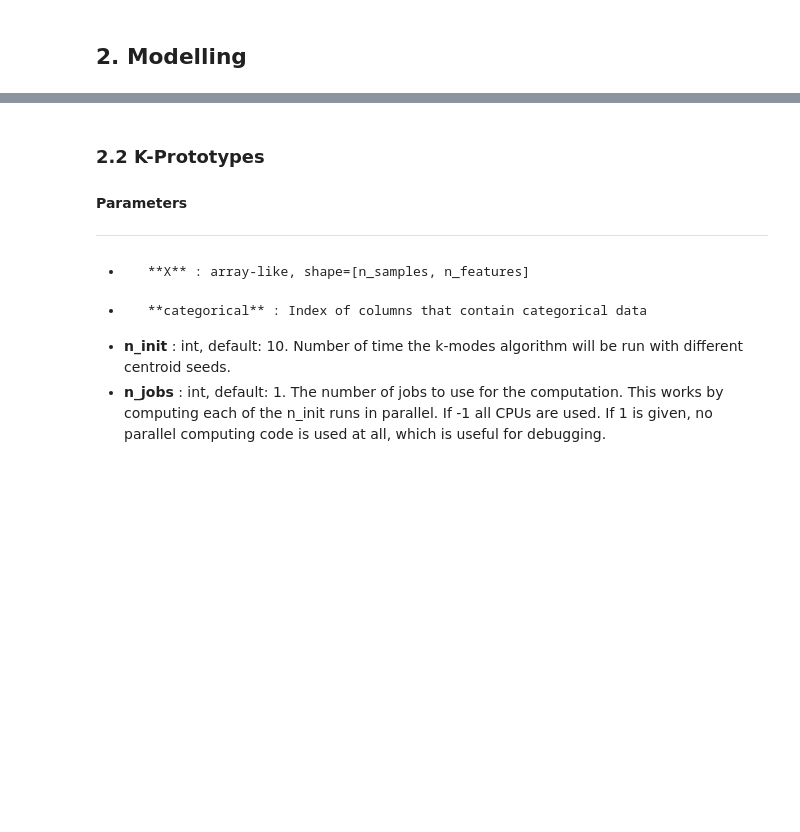
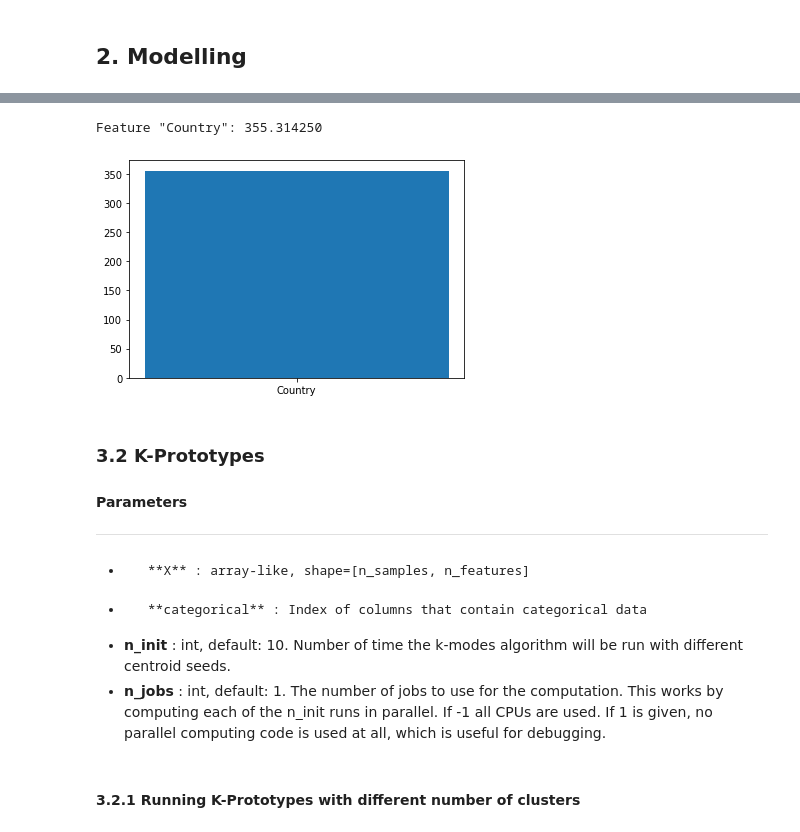
Before and after one commit to lizzzfang/Customer-Analytics, a Jupyter notebook: Clustering.ipynb, the cells around one changed output, grey strips where cells are left out. Cells and saved outputs as stored; diff of their text form; code cells hidden in the pictures; blank space fills up the shorter version.

```diff
--- a/Clustering.ipynb
+++ b/Clustering.ipynb
@@ -162,5 +240,14 @@ plt.show()
+# %%
+# output what are scores for the features (largest is better)
+for i in range(len(fs.scores_)):
+    print('Feature "%s": %f' % (x_cat.columns[i], fs.scores_[i]))
+plt.bar(x_cat.columns, fs.scores_)
+plt.show()
+# %% [output]
+Feature "Country": 355.314250
+[figure, added]
 # %% [markdown]
-### 2.2 K-Prototypes
+### 3.2 K-Prototypes
 ####      Parameters
  -      ----------
  -      **X** : array-like, shape=[n_samples, n_features]
@@ -179,5 +266,7 @@ train = model_input.iloc[reservoir]
 # Get the index of categorical columns
 idx_cat = [train.columns.get_loc(c) for c in categorical_cols if c in df]
+# %% [markdown]
+#### 3.2.1 Running K-Prototypes with different number of clusters
 # %%
 %%time
 n_clusters = 10
```
Also changed, not shown: parts of 25 cells of this notebook, 2 other files.
